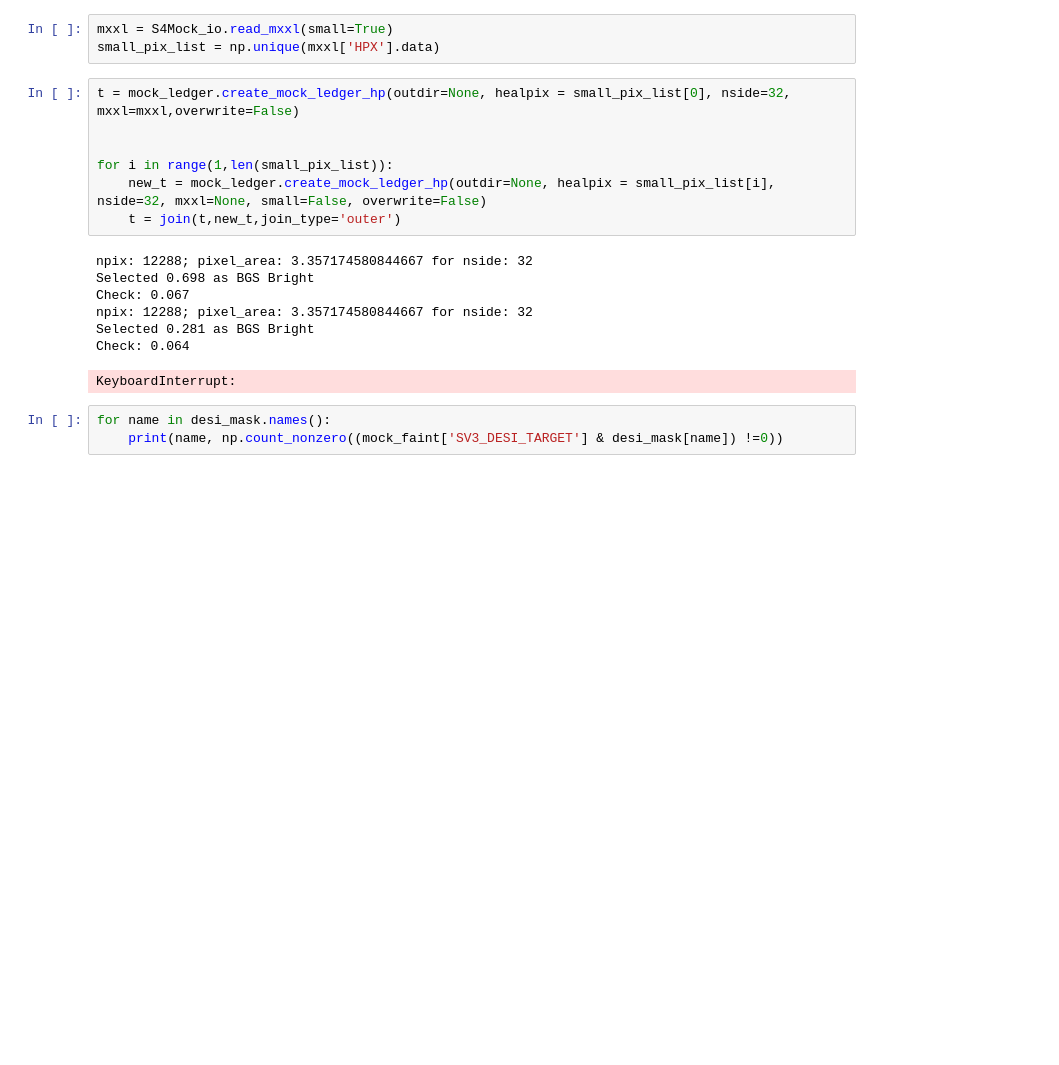
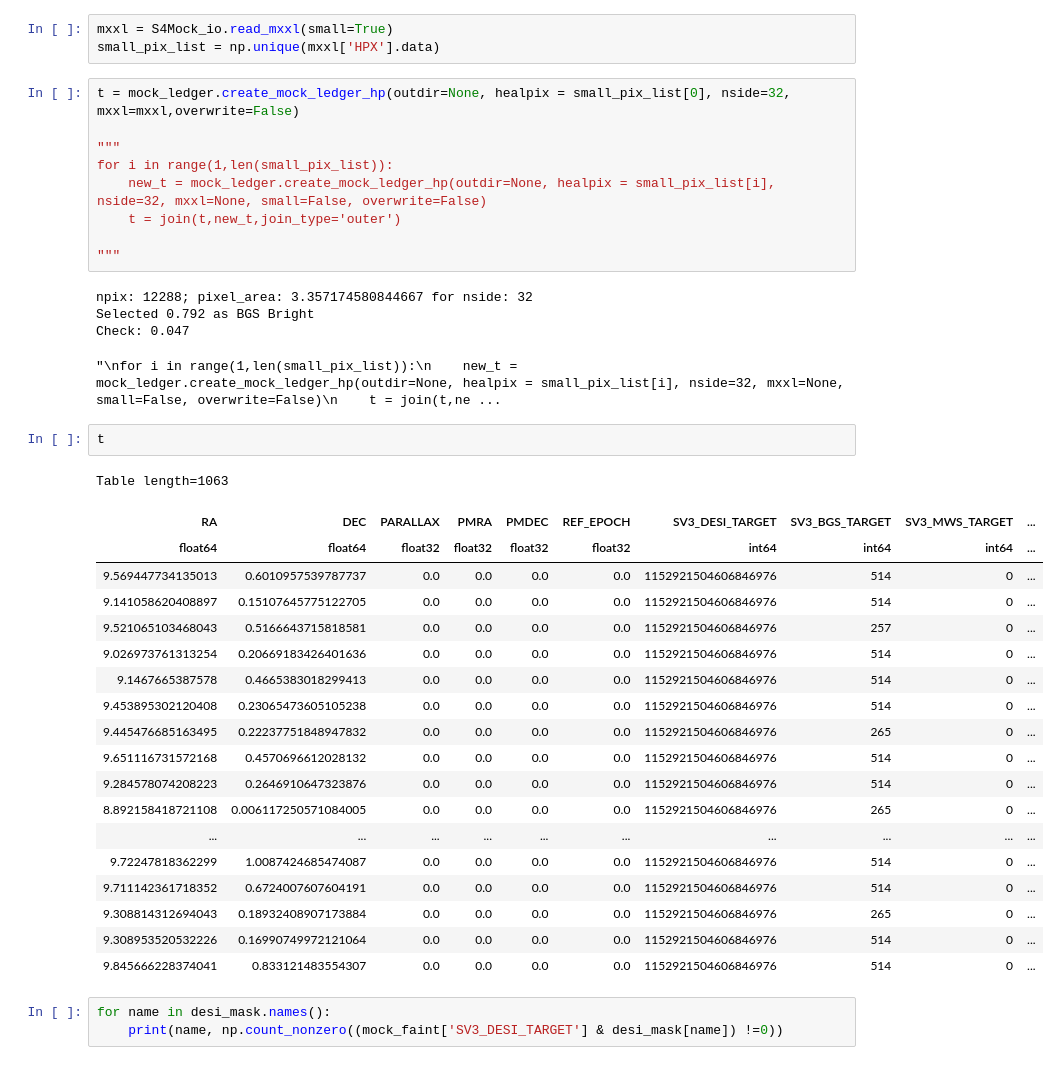
Before and after one commit to leahbigwood/S4Mock, a Jupyter notebook: mock_val.ipynb, the cells around one changed output. Cells and saved outputs as stored; diff of their text form; blank space fills up the shorter version.

```diff
--- a/mock_val.ipynb
+++ b/mock_val.ipynb
@@ -30,18 +27,39 @@ small_pix_list = np.unique(mxxl['HPX'].data)
 # %%
 t = mock_ledger.create_mock_ledger_hp(outdir=None, healpix = small_pix_list[0], nside=32, mxxl=mxxl,overwrite=False)
 
-
+"""
 for i in range(1,len(small_pix_list)):
     new_t = mock_ledger.create_mock_ledger_hp(outdir=None, healpix = small_pix_list[i], nside=32, mxxl=None, small=False, overwrite=False)
     t = join(t,new_t,join_type='outer')
+
+"""
 # %% [output]
 npix: 12288; pixel_area: 3.357174580844667 for nside: 32
-Selected 0.698 as BGS Bright
-Check: 0.067
-npix: 12288; pixel_area: 3.357174580844667 for nside: 32
-Selected 0.281 as BGS Bright
-Check: 0.064
+Selected 0.792 as BGS Bright
+Check: 0.047
-KeyboardInterrupt:
+"\nfor i in range(1,len(small_pix_list)):\n    new_t = mock_ledger.create_mock_ledger_hp(outdir=None, healpix = small_pix_list[i], nside=32, mxxl=None, small=False, overwrite=False)\n    t = join(t,ne ...
+# %%
+t
+# %% [output]
+Table length=1063
+| RA | DEC | PARALLAX | PMRA | PMDEC | REF_EPOCH | SV3_DESI_TARGET | SV3_BGS_TARGET | SV3_MWS_TARGET | ... |
+| float64 | float64 | float32 | float32 | float32 | float32 | int64 | int64 | int64 | ... |
+| 9.569447734135013 | 0.6010957539787737 | 0.0 | 0.0 | 0.0 | 0.0 | 1152921504606846976 | 514 | 0 | ... |
+| 9.141058620408897 | 0.15107645775122705 | 0.0 | 0.0 | 0.0 | 0.0 | 1152921504606846976 | 514 | 0 | ... |
+| 9.521065103468043 | 0.5166643715818581 | 0.0 | 0.0 | 0.0 | 0.0 | 1152921504606846976 | 257 | 0 | ... |
+| 9.026973761313254 | 0.20669183426401636 | 0.0 | 0.0 | 0.0 | 0.0 | 1152921504606846976 | 514 | 0 | ... |
+| 9.1467665387578 | 0.4665383018299413 | 0.0 | 0.0 | 0.0 | 0.0 | 1152921504606846976 | 514 | 0 | ... |
+| 9.453895302120408 | 0.23065473605105238 | 0.0 | 0.0 | 0.0 | 0.0 | 1152921504606846976 | 514 | 0 | ... |
+| 9.445476685163495 | 0.22237751848947832 | 0.0 | 0.0 | 0.0 | 0.0 | 1152921504606846976 | 265 | 0 | ... |
+| 9.651116731572168 | 0.4570696612028132 | 0.0 | 0.0 | 0.0 | 0.0 | 1152921504606846976 | 514 | 0 | ... |
+| 9.284578074208223 | 0.2646910647323876 | 0.0 | 0.0 | 0.0 | 0.0 | 1152921504606846976 | 514 | 0 | ... |
+| 8.892158418721108 | 0.006117250571084005 | 0.0 | 0.0 | 0.0 | 0.0 | 1152921504606846976 | 265 | 0 | ... |
+| ... | ... | ... | ... | ... | ... | ... | ... | ... | ... |
+| 9.72247818362299 | 1.0087424685474087 | 0.0 | 0.0 | 0.0 | 0.0 | 1152921504606846976 | 514 | 0 | ... |
+| 9.711142361718352 | 0.6724007607604191 | 0.0 | 0.0 | 0.0 | 0.0 | 1152921504606846976 | 514 | 0 | ... |
+| 9.308814312694043 | 0.18932408907173884 | 0.0 | 0.0 | 0.0 | 0.0 | 1152921504606846976 | 265 | 0 | ... |
+| 9.308953520532226 | 0.16990749972121064 | 0.0 | 0.0 | 0.0 | 0.0 | 1152921504606846976 | 514 | 0 | ... |
+| 9.845666228374041 | 0.833121483554307 | 0.0 | 0.0 | 0.0 | 0.0 | 1152921504606846976 | 514 | 0 | ... |
 # %%
 for name in desi_mask.names():
     print(name, np.count_nonzero((mock_faint['SV3_DESI_TARGET'] & desi_mask[name]) !=0))
```
Also changed, not shown: parts of 1 cell of this notebook.
